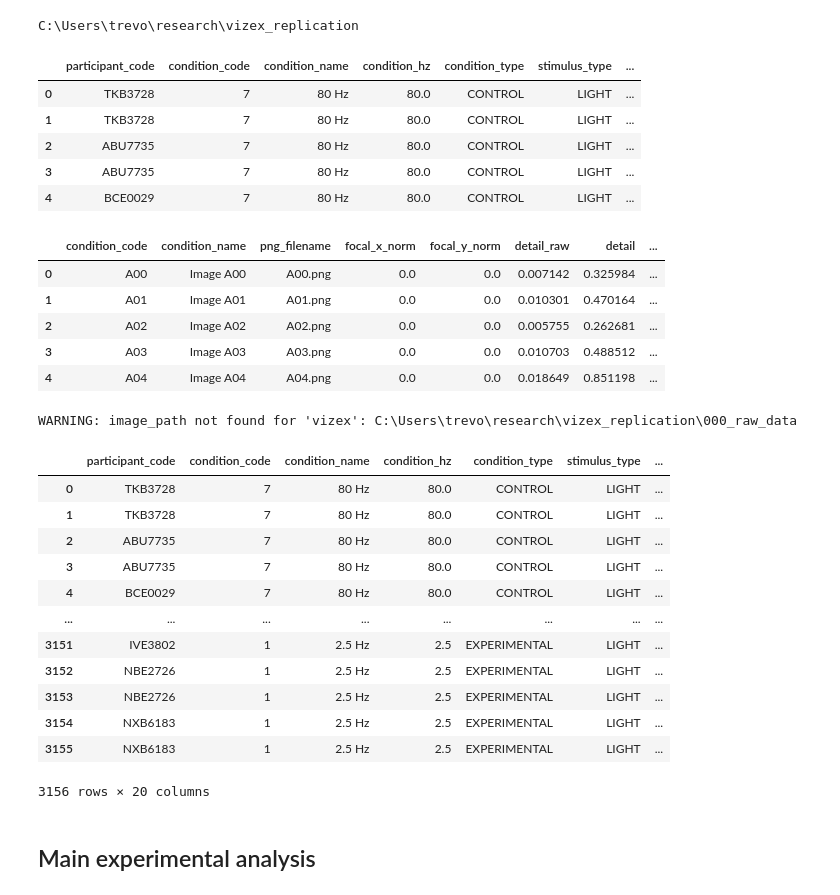
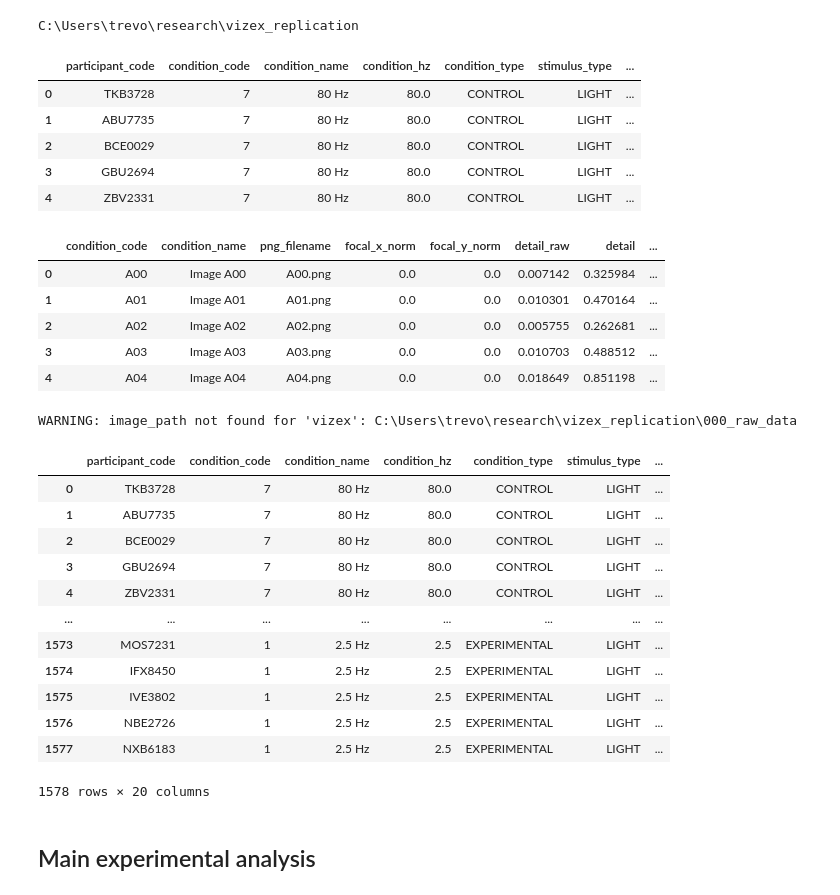
Before and after one commit to trevorhewitt/vizex_replication, a Jupyter notebook: 010_notebooks/035_feature_experimetnal_analysis.ipynb, the cells around one changed output. Cells and saved outputs as stored; diff of their text form; code cells hidden in the pictures.

```diff
--- a/010_notebooks/035_feature_experimetnal_analysis.ipynb
+++ b/010_notebooks/035_feature_experimetnal_analysis.ipynb
@@ -72,6 +72,9 @@ vizex_targets_csv_path = os.path.join(tables_path, "vizex_targets_features.csv")
 # Read CSVs
 df_vizex = pd.read_csv(vizex_csv_path)
 df_vizex_targets = pd.read_csv(vizex_targets_csv_path)
+
+# keep only the cropped render of each drawing (uncropped rows are duplicates of the same image)
+df_vizex = df_vizex[df_vizex["png_filename"].str.contains("fileType_cropped", na=False)].reset_index(drop=True)
 
 # Create working copies (this is where we’ll add focal points + feature columns)
 df_vizex_features = df_vizex.copy(deep=True)
@@ -97,37 +100,37 @@ datasets = {
     "vizex": {
         "name": "VizEx",
         "domain_key": "vizex",
         "df_raw": df_vizex,
         "df": df_vizex_features,          # working df
         "image_path": image_paths["vizex"],
     },
     "vizex_targets": {
         "name": "VizEx Targets",
         "domain_key": "vizex",
         "df_raw": df_vizex_targets,
         "df": df_vizex_targets_features,
         "image_path": image_paths["vizex_targets"],
     },
 }
 
 # Sanity checks: required columns
 REQUIRED_COLS = ["png_filename"]
 for k, ds in datasets.items():
     missing = [c for c in REQUIRED_COLS if c not in ds["df"].columns]
     if missing:
         raise KeyError(f"Dataset '{k}' is missing required columns in df: {missing}")
 
 # Sanity checks: image_path exists
 for k, ds in datasets.items():
     if not os.path.isdir(ds["image_path"]):
         print(f"WARNING: image_path not found for '{k}': {ds['image_path']}")
 # %% [output]
 |  | participant_code | condition_code | condition_name | condition_hz | condition_type | stimulus_type | ... |
 | 0 | TKB3728 | 7 | 80 Hz | 80.0 | CONTROL | LIGHT | ... |
-| 1 | TKB3728 | 7 | 80 Hz | 80.0 | CONTROL | LIGHT | ... |
-| 2 | ABU7735 | 7 | 80 Hz | 80.0 | CONTROL | LIGHT | ... |
-| 3 | ABU7735 | 7 | 80 Hz | 80.0 | CONTROL | LIGHT | ... |
-| 4 | BCE0029 | 7 | 80 Hz | 80.0 | CONTROL | LIGHT | ... |
+| 1 | ABU7735 | 7 | 80 Hz | 80.0 | CONTROL | LIGHT | ... |
+| 2 | BCE0029 | 7 | 80 Hz | 80.0 | CONTROL | LIGHT | ... |
+| 3 | GBU2694 | 7 | 80 Hz | 80.0 | CONTROL | LIGHT | ... |
+| 4 | ZBV2331 | 7 | 80 Hz | 80.0 | CONTROL | LIGHT | ... |
 |  | condition_code | condition_name | png_filename | focal_x_norm | focal_y_norm | detail_raw | detail | ... |
 | 0 | A00 | Image A00 | A00.png | 0.0 | 0.0 | 0.007142 | 0.325984 | ... |
 | 1 | A01 | Image A01 | A01.png | 0.0 | 0.0 | 0.010301 | 0.470164 | ... |
@@ -140,17 +143,17 @@ df_vizex
 # %% [output]
 |  | participant_code | condition_code | condition_name | condition_hz | condition_type | stimulus_type | ... |
 | 0 | TKB3728 | 7 | 80 Hz | 80.0 | CONTROL | LIGHT | ... |
-| 1 | TKB3728 | 7 | 80 Hz | 80.0 | CONTROL | LIGHT | ... |
-| 2 | ABU7735 | 7 | 80 Hz | 80.0 | CONTROL | LIGHT | ... |
-| 3 | ABU7735 | 7 | 80 Hz | 80.0 | CONTROL | LIGHT | ... |
-| 4 | BCE0029 | 7 | 80 Hz | 80.0 | CONTROL | LIGHT | ... |
+| 1 | ABU7735 | 7 | 80 Hz | 80.0 | CONTROL | LIGHT | ... |
+| 2 | BCE0029 | 7 | 80 Hz | 80.0 | CONTROL | LIGHT | ... |
+| 3 | GBU2694 | 7 | 80 Hz | 80.0 | CONTROL | LIGHT | ... |
+| 4 | ZBV2331 | 7 | 80 Hz | 80.0 | CONTROL | LIGHT | ... |
 | ... | ... | ... | ... | ... | ... | ... | ... |
-| 3151 | IVE3802 | 1 | 2.5 Hz | 2.5 | EXPERIMENTAL | LIGHT | ... |
-| 3152 | NBE2726 | 1 | 2.5 Hz | 2.5 | EXPERIMENTAL | LIGHT | ... |
-| 3153 | NBE2726 | 1 | 2.5 Hz | 2.5 | EXPERIMENTAL | LIGHT | ... |
-| 3154 | NXB6183 | 1 | 2.5 Hz | 2.5 | EXPERIMENTAL | LIGHT | ... |
-| 3155 | NXB6183 | 1 | 2.5 Hz | 2.5 | EXPERIMENTAL | LIGHT | ... |
+| 1573 | MOS7231 | 1 | 2.5 Hz | 2.5 | EXPERIMENTAL | LIGHT | ... |
+| 1574 | IFX8450 | 1 | 2.5 Hz | 2.5 | EXPERIMENTAL | LIGHT | ... |
+| 1575 | IVE3802 | 1 | 2.5 Hz | 2.5 | EXPERIMENTAL | LIGHT | ... |
+| 1576 | NBE2726 | 1 | 2.5 Hz | 2.5 | EXPERIMENTAL | LIGHT | ... |
+| 1577 | NXB6183 | 1 | 2.5 Hz | 2.5 | EXPERIMENTAL | LIGHT | ... |
-3156 rows × 20 columns
+1578 rows × 20 columns
 # %%
 def model_summary_string(mdf, var, precision=3):
     b = mdf.params[var]
```
Also changed, not shown: parts of 2 cells of this notebook, 7 other files.
